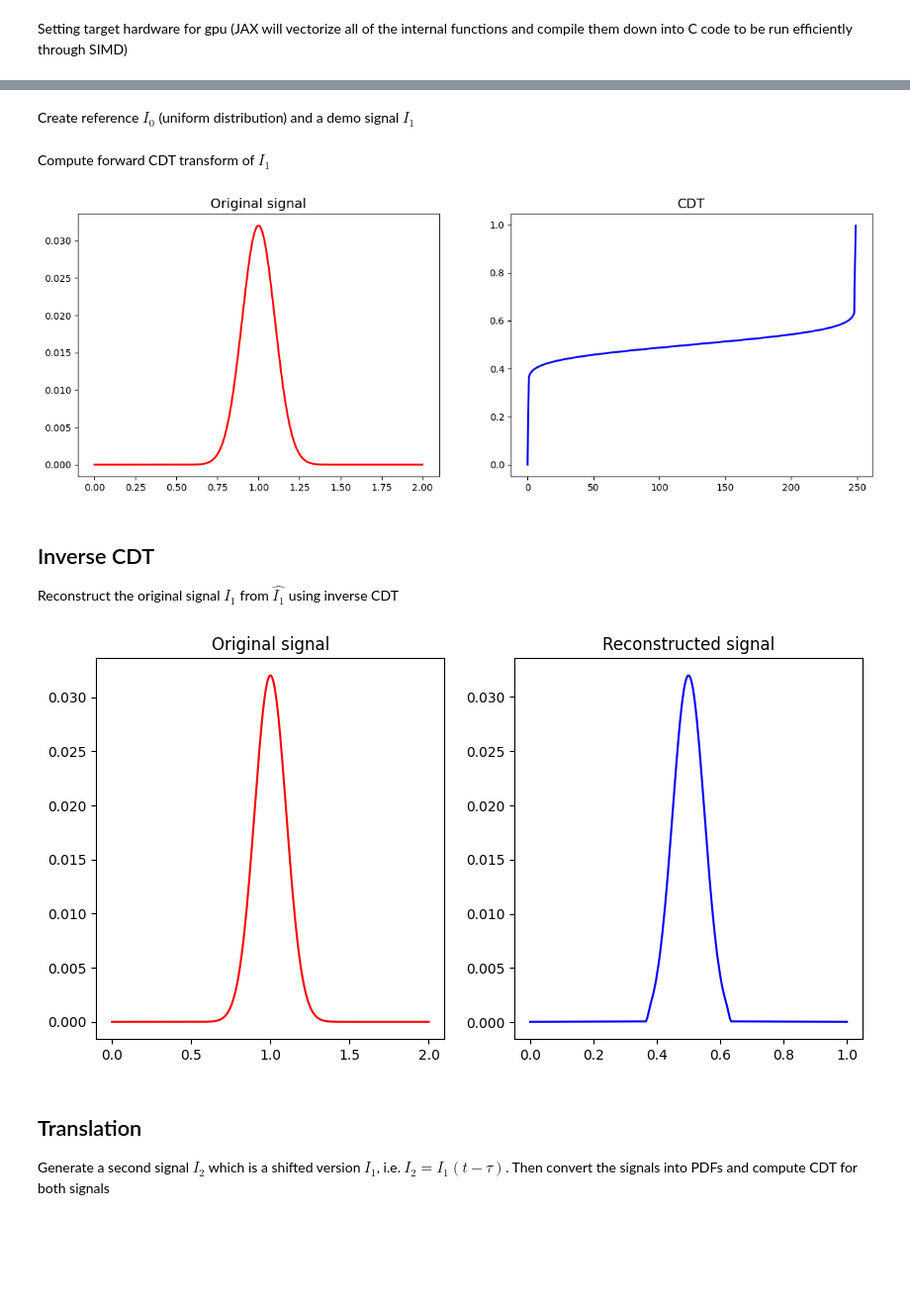
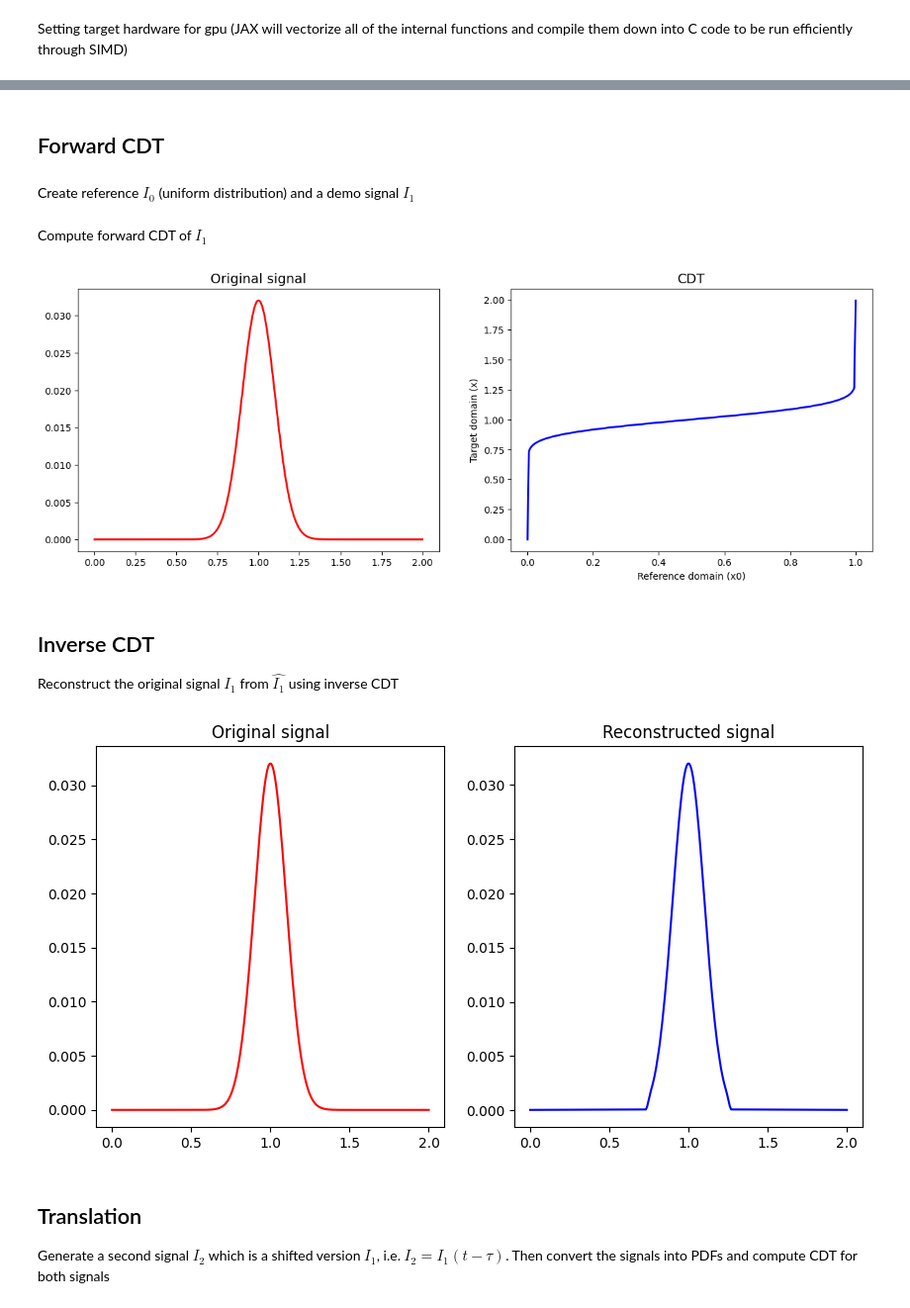
Before and after one commit to Zxynine/PyTransKit, a Jupyter notebook: tutorials/01_tutorial_cdt.ipynb, the cells around one changed output, grey strips where cells are left out. Shown at 99% size. Drawn from its saved outputs; the diff is of its cells as text; code cells hidden in the pictures; blank space fills up the shorter version.

```diff
--- a/tutorials/01_tutorial_cdt.ipynb
+++ b/tutorials/01_tutorial_cdt.ipynb
@@ -96,60 +97,65 @@ from pytranskit.optrans.continuous.transforms import set_pipeline_hardware
+# %%
+# Used to create gaussian distributions for the demo
+def gaussian(x, mu, sigma):
+    return 1/(sigma*np.sqrt(2*np.pi)) * np.exp(-((x-mu)**2)/(2*sigma**2))
+
+# Converts signals to strictly positive PDFs
+def positivePDF(sig, epsilon=1e-7):
+    temp = np.clip(np.abs(sig), epsilon, None)
+    return temp/temp.sum()
+# %% [markdown]
+## Forward CDT
 # %% [markdown]
 Create reference $I_0$ (uniform distribution) and a demo signal $I_1$
 # %%
 N=250
 x0 = np.linspace(0, 1, N)
-I0= np.ones(x0.size)
-x=np.linspace(0, 2, N)
-mu=x[len(x)-1]/2.
-sigma=0.1
-I1=1/(sigma*np.sqrt(2*np.pi))*np.exp(-((x-mu)**2)/(2*sigma**2))
+I0 = np.ones(x0.size)
+x = np.linspace(0, 2, N)
+I1 = gaussian(x, mu=x[-1]/2, sigma=0.1)
 
 #Convert signals to strictly positive PDFs:
-epsilon = 1e-7
-I0 = abs(I0) + epsilon
-I0 = I0/I0.sum()
-I1 = abs(I1) + epsilon
-I1 = I1/I1.sum()
+I0 = positivePDF(I0)
+I1 = positivePDF(I1)
 # %% [markdown]
-Compute forward CDT transform of $I_1$
+Compute forward CDT of $I_1$
 # %%
 
 
-# Compute the forward transform
-# The transport map and the mass to preserve
+# Compute the forward transform, returns the transport map and the mass to preserve
 STATE = CDT_Engine.Forward(x0,I0, x,I1)
 (I1_hat, m1_hat) = STATE
-xtilde = x0
-
 
 # Plot I1 and I1_hat
 fontSize=14
 fig, ax = plt.subplots(1, 2, sharex=False, sharey=False, figsize=(15,5))
 ax[0].plot(x, I1, 'r-', linewidth=2)
 ax[0].set_title('Original signal',fontsize=fontSize)
 
-ax[1].plot(I1_hat, 'b-',linewidth=2)
+ax[1].plot(x0,I1_hat, 'b-',linewidth=2)
 ax[1].set_title('CDT',fontsize=fontSize)
+ax[1].set_xlabel('Reference domain (x0)')
+ax[1].set_ylabel('Target domain (x)')
 plt.show()
 # %% [output]
-[figure, old version]
+[figure, new version]
 # %% [markdown]
 ## Inverse CDT
 Reconstruct the original signal $I_1$ from $\hat{I_1}$ using inverse CDT
 # %%
 
-I1_recon = CDT_Engine.Inverse(STATE, x0, I0)
+I1_recon = CDT_Engine.Inverse(STATE, x, I0)
 
 # Plot I1 and I1_recon
 fig, ax = plt.subplots(1, 2, sharex=False, sharey=False, figsize=(10,5))
 ax[0].plot(x, I1, 'r-')
 ax[0].set_title('Original signal')
 
-ax[1].plot(x0, I1_recon, 'b-')
+ax[1].plot(x, I1_recon, 'b-')
 ax[1].set_title('Reconstructed signal')
 plt.show()
 # %% [output]
-[figure, old version]
+[figure, new version]
 # %% [markdown]
 ## Translation
 Generate a second signal $I_2$ which is a shifted version $I_1$, i.e. $I_2 = I_1(t-\tau)$. Then convert the signals into PDFs and compute CDT for both signals
```
Also changed, not shown: parts of 8 cells of this notebook, 13 other files.
